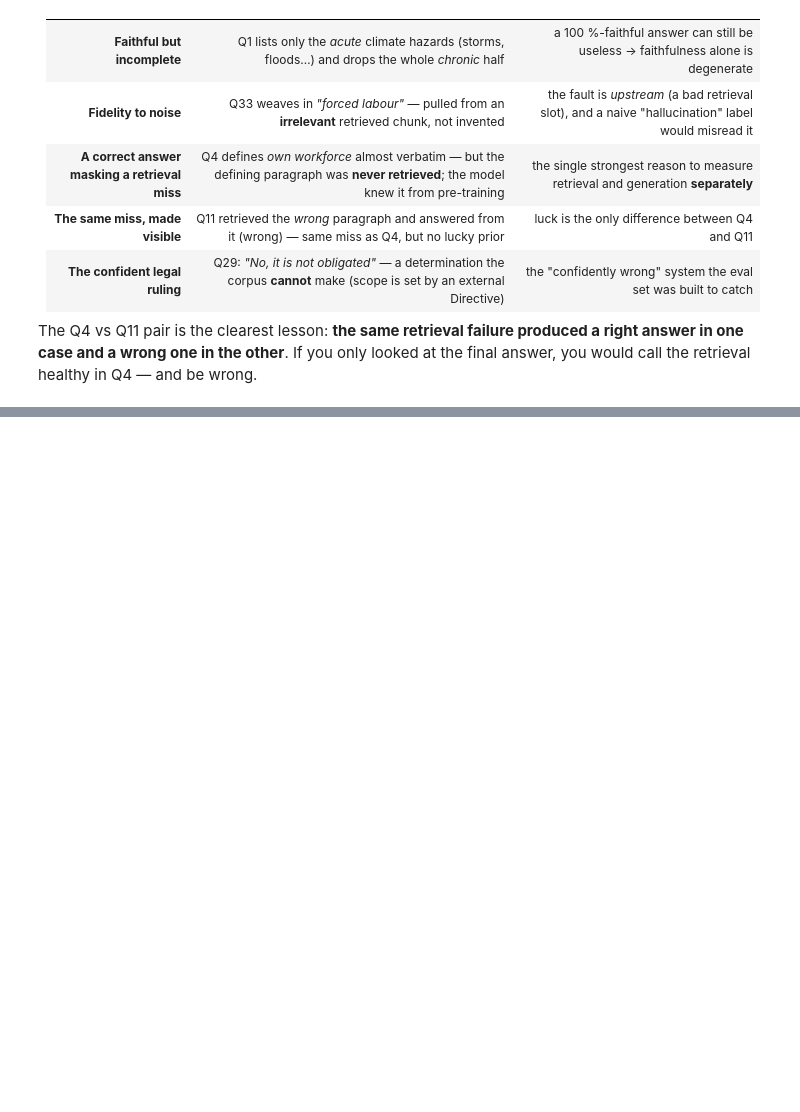
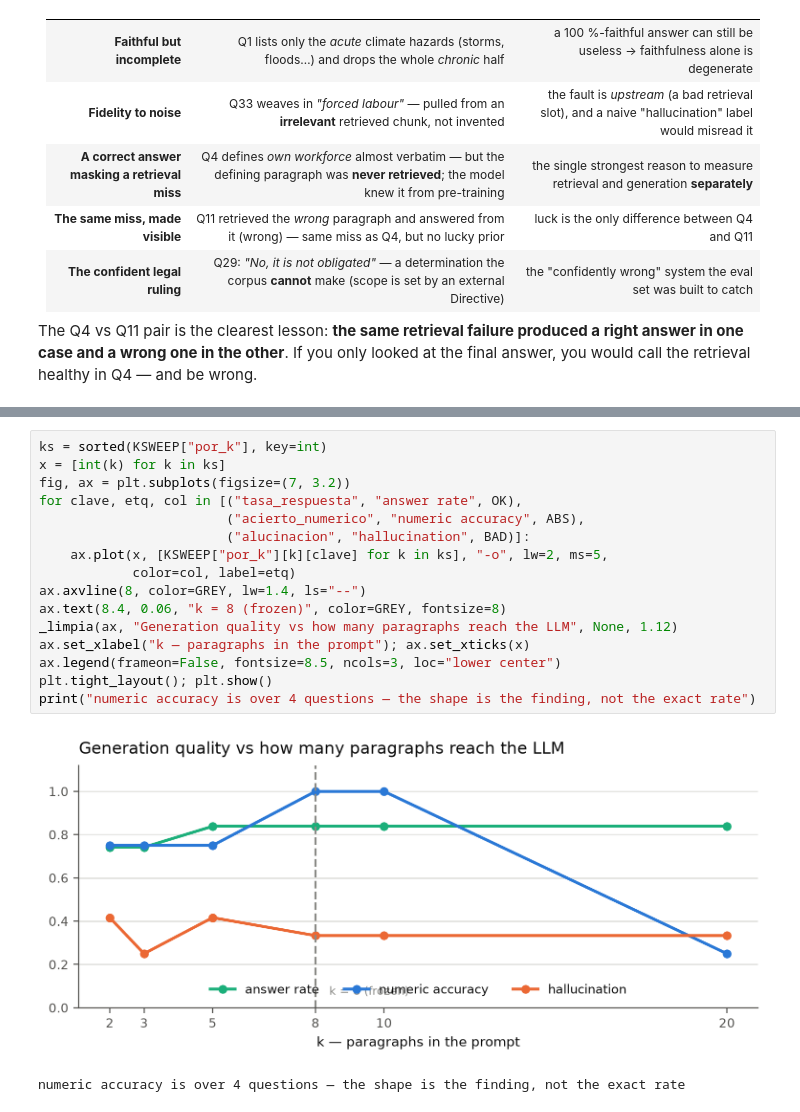
Before and after one commit to Helena-Alcolea/esrs-rag, a Jupyter notebook: notebooks/2-generation-evaluation.ipynb, the cells around one changed output, grey strips where cells are left out. Saved outputs shown, nothing was run; the diff lists cells and outputs as text; blank space fills up the shorter version.

```diff
--- a/notebooks/2-generation-evaluation.ipynb
+++ b/notebooks/2-generation-evaluation.ipynb
@@ -156,3 +180,22 @@ retrieval healthy in Q4 — and be wrong.
+# %%
+ks = sorted(KSWEEP["por_k"], key=int)
+x = [int(k) for k in ks]
+fig, ax = plt.subplots(figsize=(7, 3.2))
+for clave, etq, col in [("tasa_respuesta", "answer rate", OK),
+                        ("acierto_numerico", "numeric accuracy", ABS),
+                        ("alucinacion", "hallucination", BAD)]:
+    ax.plot(x, [KSWEEP["por_k"][k][clave] for k in ks], "-o", lw=2, ms=5,
+            color=col, label=etq)
+ax.axvline(8, color=GREY, lw=1.4, ls="--")
+ax.text(8.4, 0.06, "k = 8 (frozen)", color=GREY, fontsize=8)
+_limpia(ax, "Generation quality vs how many paragraphs reach the LLM", None, 1.12)
+ax.set_xlabel("k — paragraphs in the prompt"); ax.set_xticks(x)
+ax.legend(frameon=False, fontsize=8.5, ncols=3, loc="lower center")
+plt.tight_layout(); plt.show()
+print("numeric accuracy is over 4 questions — the shape is the finding, not the exact rate")
+# %% [output]
+[figure, added]
+numeric accuracy is over 4 questions — the shape is the finding, not the exact rate
 # %% [markdown]
 ## Method & honesty
 
```
Also changed, not shown: parts of 6 cells of this notebook, 1 other file.
